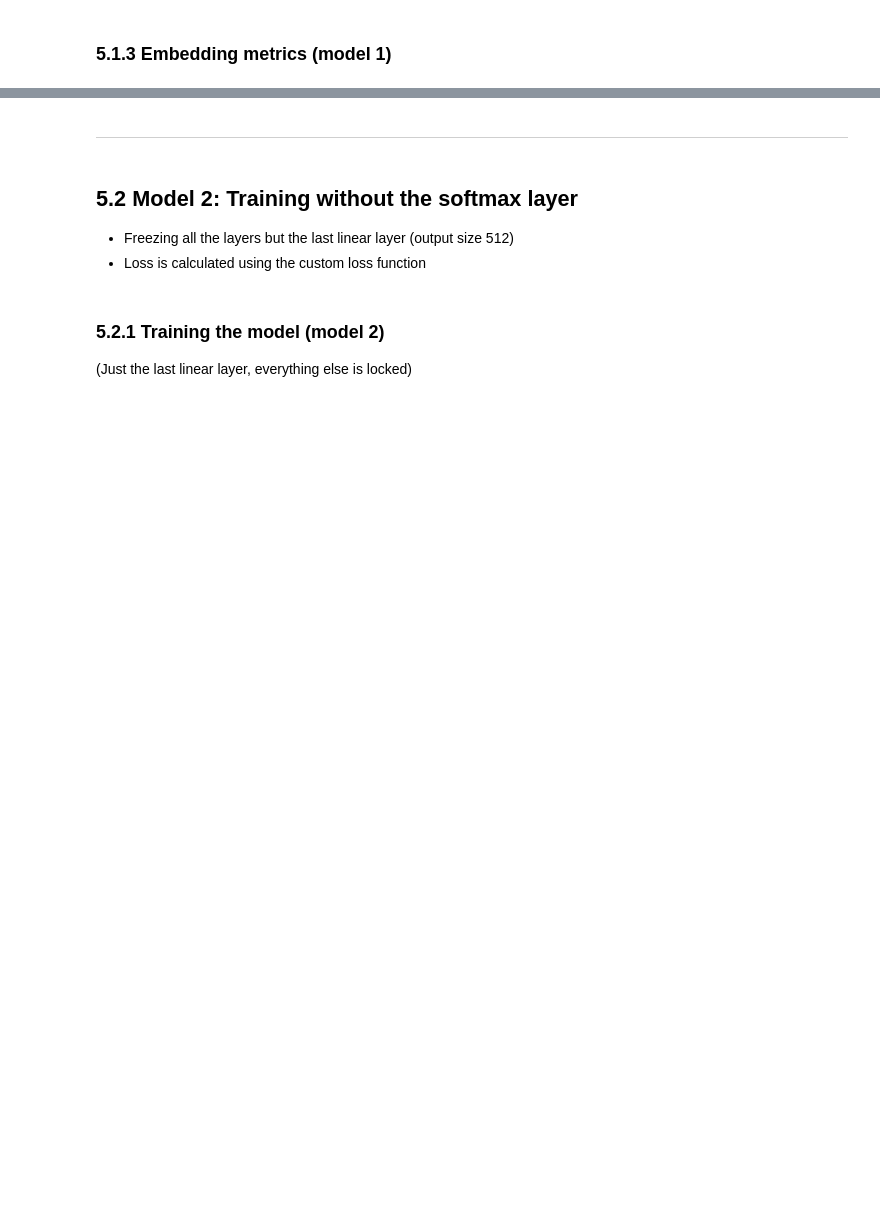
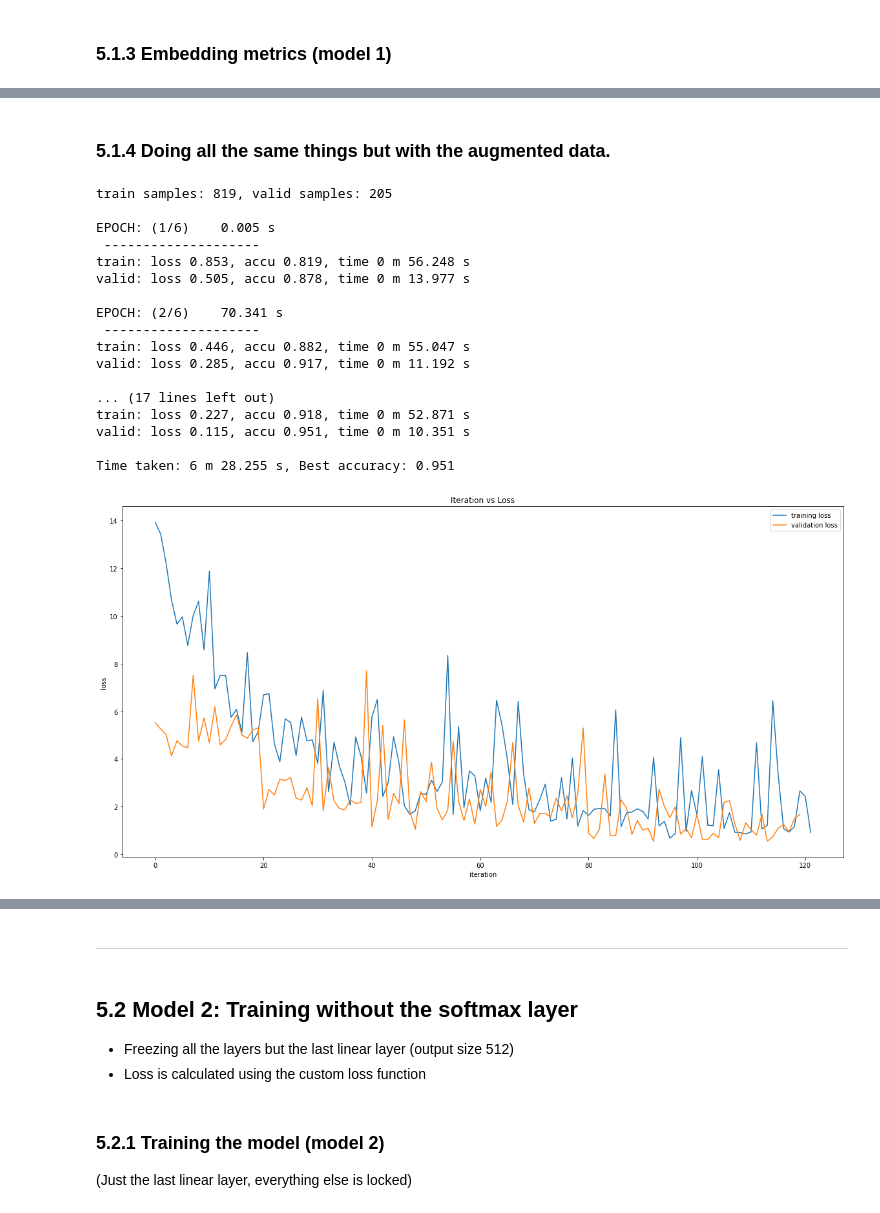
Before and after one commit to 18alantom/identify, a Jupyter notebook: Transfer Learning Experiments Ordered.ipynb, the cells around one changed output, grey strips where cells are left out. Drawn from its saved outputs; the diff is of its cells as text; code cells hidden in the pictures; blank space fills up the shorter version.

```diff
--- a/Transfer Learning Experiments Ordered.ipynb
+++ b/Transfer Learning Experiments Ordered.ipynb
@@ -64,3 +101,14 @@ data_count = { x:len(indices[x]) for x in sets }
+# %%
+targets_aug = np.array(data_set_all_aug.targets)
+idx_aug = train_test_split(torch.arange(len(targets_aug)), shuffle=True, stratify=targets_aug, random_state=34, test_size=0.2)
+
+g_aug = np.gcd(len(idx_aug[0]),len(idx_aug[1]))
+batch_size_aug = 10
+
+indices_aug = { x:idx_aug[i] for i,x in enumerate(sets) }
+samplers_aug = { x:SubsetRandomSampler(indices_aug[x]) for x in sets }
+dataloaders_aug = { x:DataLoader(data_set_all_aug,int(batch_size_aug),sampler=samplers_aug[x],drop_last=True) for x in sets }
+data_count_aug = { x:len(indices_aug[x]) for x in sets }
 # %% [markdown]
 ___
 # 2. Distance based loss function
@@ -493,7 +541,6 @@ def show_dist_model_stats(model,data_set,show_both=True, show_per_class=False, s
         show_min_max(dist_matr,vec_repr[1],vec_repr[1],show_sim=True,show_per_class=show_per_class,show_scores=show_scores)
         print('---')
     show_min_max(dist_matr,vec_repr[1],vec_repr[1],show_sim=False,show_per_class=show_per_class,show_scores=show_scores)
-    return dist_matr
 # %% [markdown]
 ___
 # %% [markdown]
@@ -589,0 +636,64 @@ overall mean     = 1.6095000505447388
+# %% [markdown]
+### 5.1.4 Doing all the same things but with the augmented data.
+# %%
+# Calculating the weight (due to unbalanced dataset).
+weight_aug = []
+l = len(data_set_all_aug)
+for i,_ in enumerate(data_set_all_aug.classes):
+     weight_aug.append(1/np.count_nonzero(np.array(data_set_all_aug.targets) == i))
+
+weight_aug = torch.tensor(weight_aug)
+
+# Initialise model parameters.
+inception_resnet_v1_aug = InceptionResnetV1()
+in_features = inception_resnet_v1_aug.last_linear.out_features
+out_features = len(data_set_all_aug.classes)
+
+for param in inception_resnet_v1_aug.parameters():
+    param.requires_grad = False
+
+for param in inception_resnet_v1_aug.last_linear.parameters():
+    param.requires_grad = True
+
+model_aug = nn.Sequential(
+    inception_resnet_v1_aug,
+    nn.Linear(in_features, out_features),
+    nn.LogSoftmax(dim=1)
+)
+
+params = list(model_aug[0].last_linear.parameters()) + list(model_aug[1].parameters())
+optim = torch.optim.Adam(params)
+loss_func = nn.CrossEntropyLoss(weight_aug)
+
+# Call fit on the model.
+_, losses_tr_1_aug, losses_va_1_aug = std_fit(model_aug, optim, loss_func, dataloaders_aug[tr],
+                                              dataloaders_aug[va],data_count=data_count_aug, epochs=6)
+
+# Copy model to a variable.
+model_1_aug = model[0]
+model_1_state_dict_aug = model[0].state_dict().copy()
+
+# Plotting the losses.
+plot_losses(losses_tr_1_aug, losses_va_1_aug, count=len(losses_va_1_aug))
+
+# Show the model stats.
+show_dist_model_stats(model_1_aug,data_set_test_aug)
+# %% [output]
+train samples: 819, valid samples: 205
+
+EPOCH: (1/6)    0.005 s
+ --------------------
+train: loss 0.853, accu 0.819, time 0 m 56.248 s
+valid: loss 0.505, accu 0.878, time 0 m 13.977 s
+
+EPOCH: (2/6)    70.341 s
+ --------------------
+train: loss 0.446, accu 0.882, time 0 m 55.047 s
+valid: loss 0.285, accu 0.917, time 0 m 11.192 s
+
+... (17 lines left out)
+train: loss 0.227, accu 0.918, time 0 m 52.871 s
+valid: loss 0.115, accu 0.951, time 0 m 10.351 s
+
+Time taken: 6 m 28.255 s, Best accuracy: 0.951
+[figure, added]
```
Also changed, not shown: parts of 23 cells of this notebook, 4 other files.
